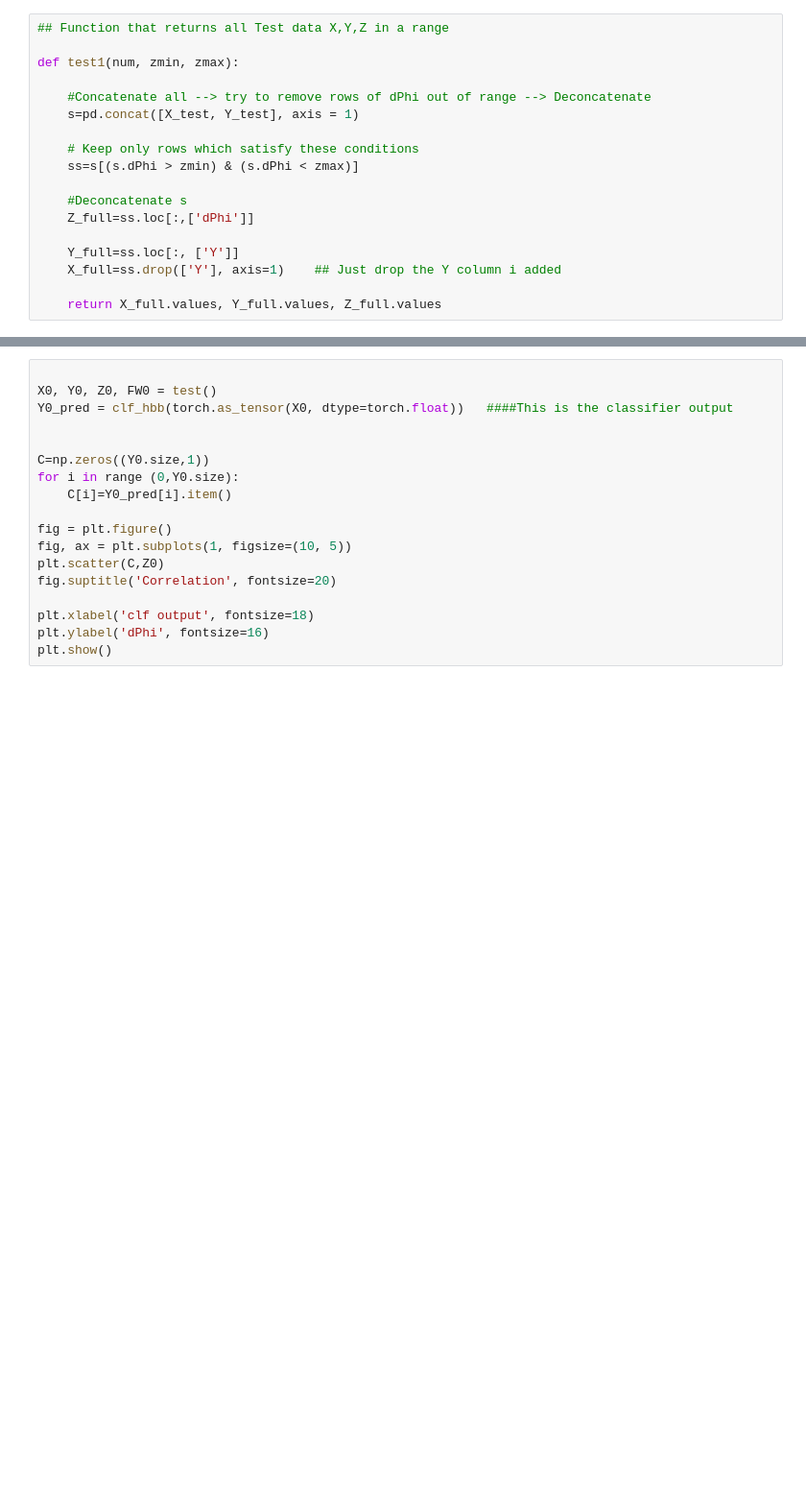
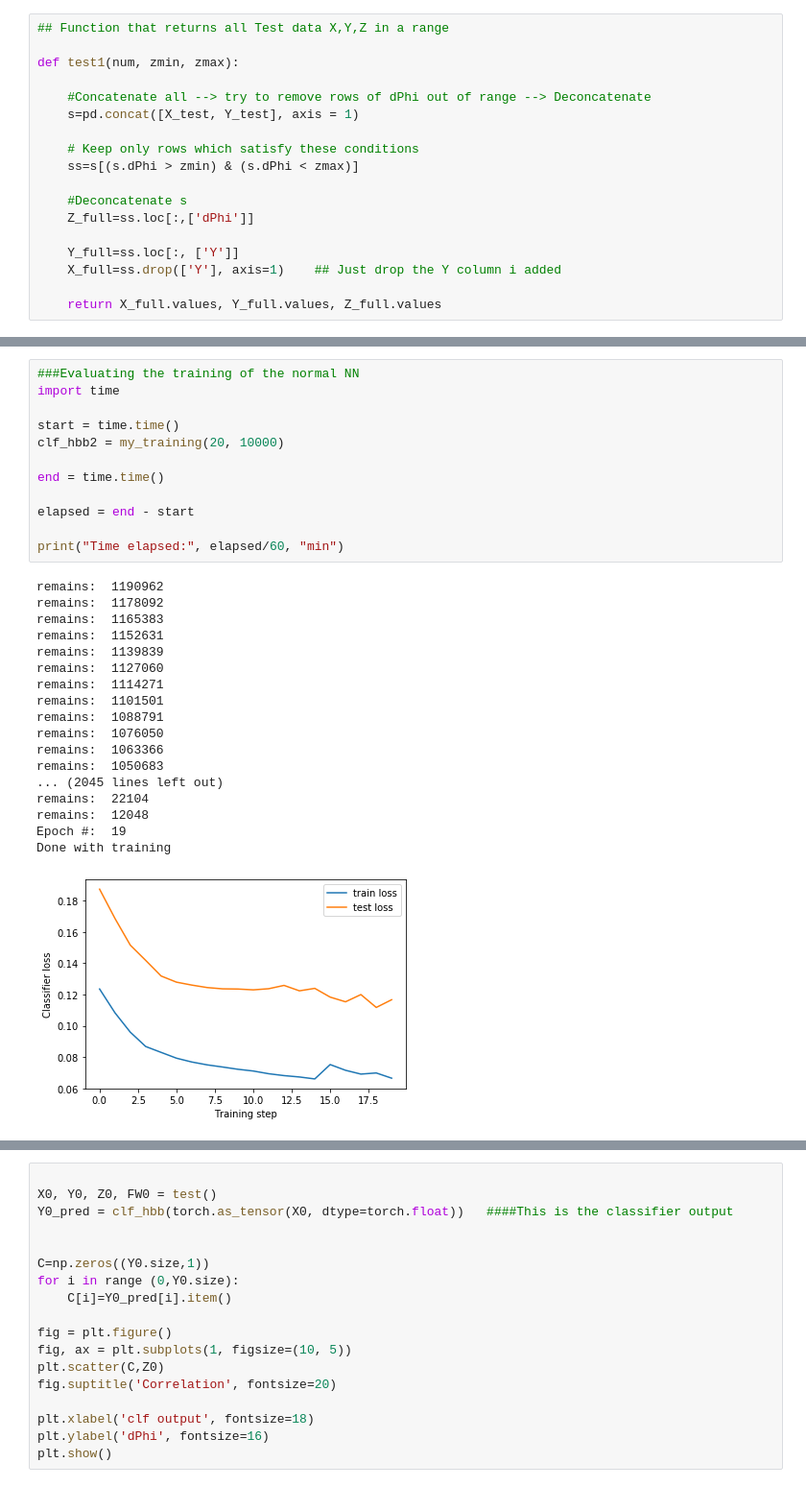
Before and after one commit to faroukmokhtar/hepML1Lep, a Jupyter notebook: notebooks/Project.ipynb, the cells around one changed output, grey strips where cells are left out. Shown at 96% size. Cells and saved outputs as stored; diff of their text form; blank space fills up the shorter version.

```diff
--- a/notebooks/Project.ipynb
+++ b/notebooks/Project.ipynb
@@ -458,0 +648,31 @@ def test():
+# %%
+###Evaluating the training of the normal NN
+import time
+
+start = time.time()
+clf_hbb2 = my_training(20, 10000)
+
+end = time.time()
+
+elapsed = end - start
+
+print("Time elapsed:", elapsed/60, "min")
+# %% [output]
+remains:  1190962
+remains:  1178092
+remains:  1165383
+remains:  1152631
+remains:  1139839
+remains:  1127060
+remains:  1114271
+remains:  1101501
+remains:  1088791
+remains:  1076050
+remains:  1063366
+remains:  1050683
+... (2045 lines left out)
+remains:  22104
+remains:  12048
+Epoch #:  19
+Done with training
+[figure, added]
```
Also changed, not shown: parts of 19 cells of this notebook.
